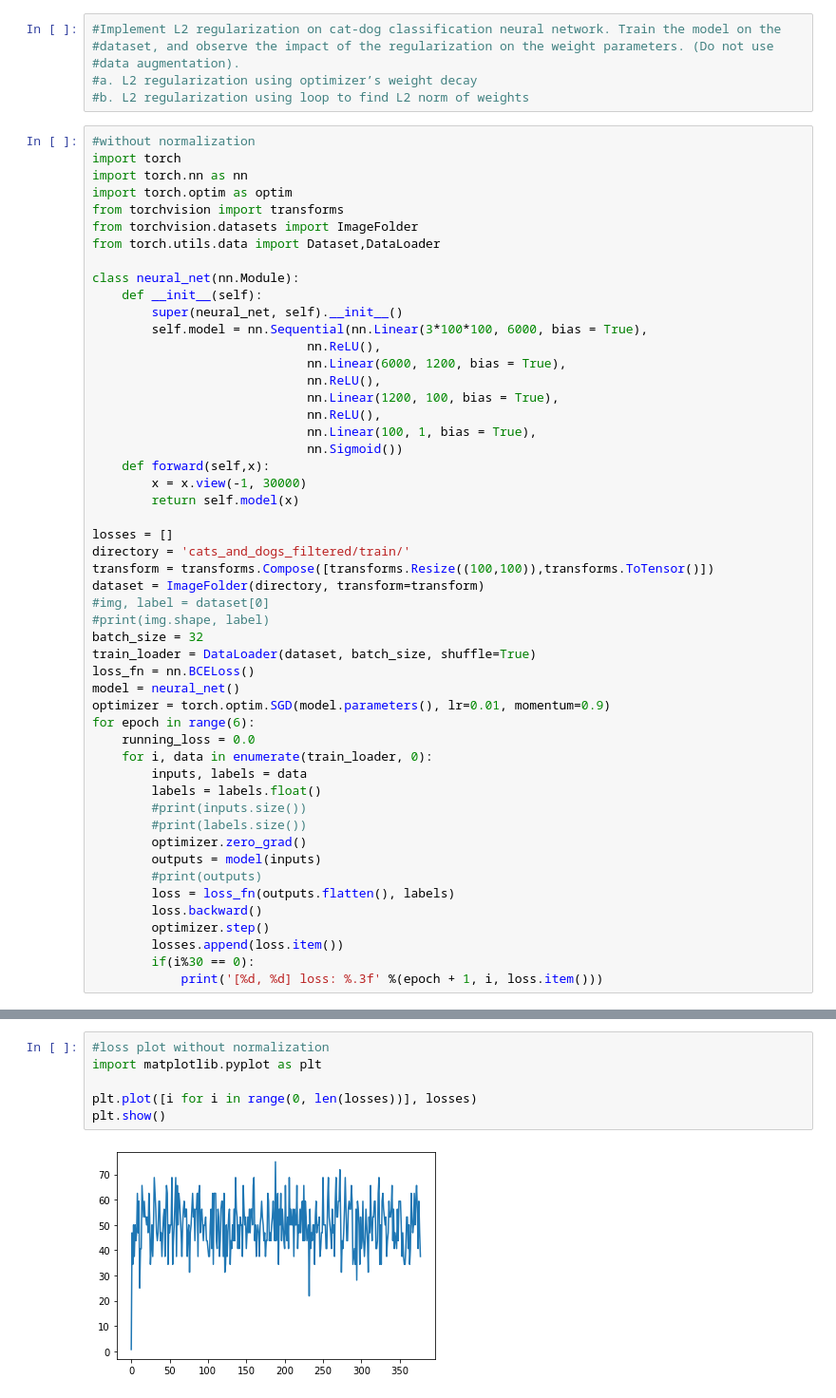
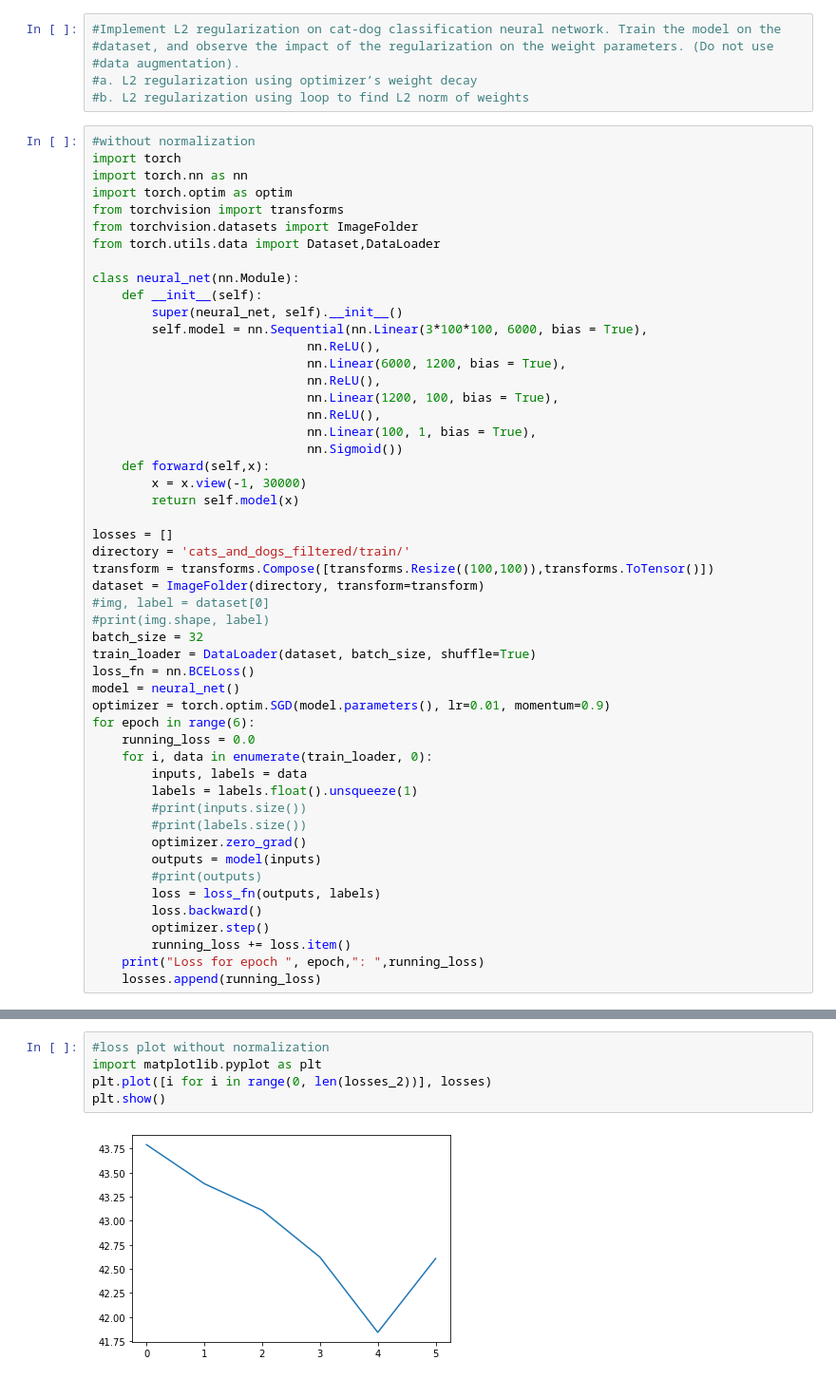
Before and after one commit to aarushid21/DL_Lab, a Jupyter notebook: Week7.ipynb, the cells around one changed output, grey strips where cells are left out. Shown at 95% size. Cells and saved outputs as stored; diff of their text form.

```diff
--- a/Week7.ipynb
+++ b/Week7.ipynb
@@ -43,16 +43,16 @@ for epoch in range(6):
     running_loss = 0.0
     for i, data in enumerate(train_loader, 0):
         inputs, labels = data
-        labels = labels.float()
+        labels = labels.float().unsqueeze(1)
         #print(inputs.size())
         #print(labels.size())
         optimizer.zero_grad()
         outputs = model(inputs)
         #print(outputs)
-        loss = loss_fn(outputs.flatten(), labels)
+        loss = loss_fn(outputs, labels)
         loss.backward()
         optimizer.step()
-        losses.append(loss.item())
-        if(i%30 == 0):
-            print('[%d, %d] loss: %.3f' %(epoch + 1, i, loss.item()))
+        running_loss += loss.item()
+    print("Loss for epoch ", epoch,": ",running_loss)
+    losses.append(running_loss)
 # %% [output]
@@ -77,9 +65,8 @@ for epoch in range(6):
 # %%
 #loss plot without normalization
 import matplotlib.pyplot as plt
-
-plt.plot([i for i in range(0, len(losses))], losses)
+plt.plot([i for i in range(0, len(losses_2))], losses)
 plt.show()
 # %% [output]
-[figure, old version]
+[figure, new version]
 # %%
```
Also changed, not shown: parts of 9 cells of this notebook.
